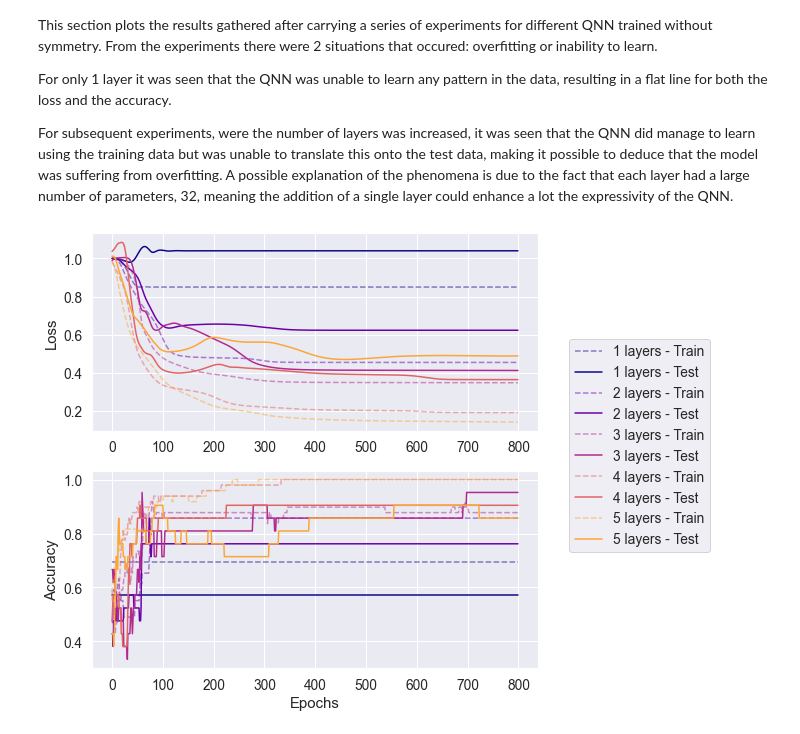
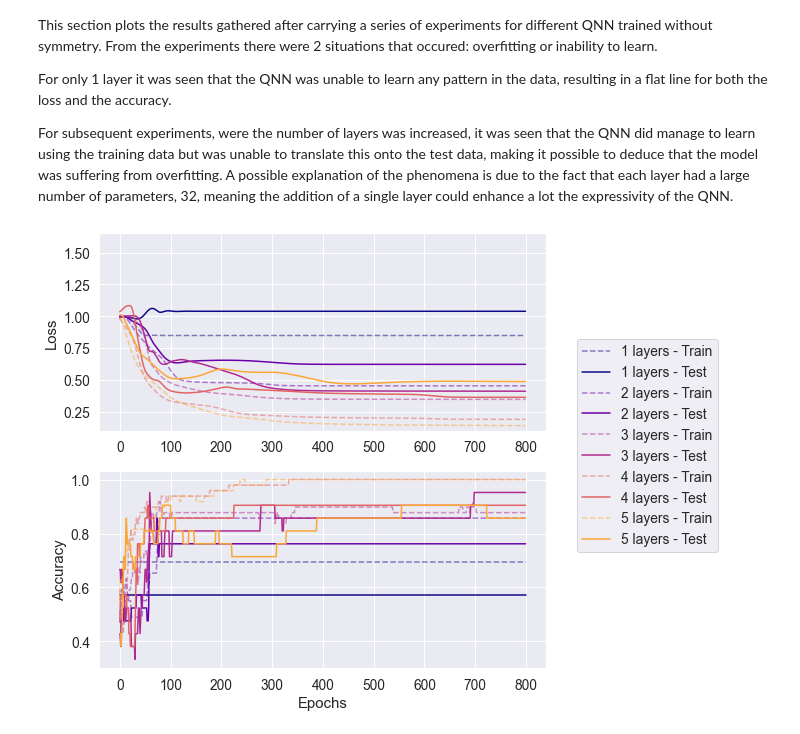
Before and after one commit to fran-scala/qml-schwinger-model, a Jupyter notebook: schwinger/Schwinger_circuit_asym.ipynb, the cells around one changed output. Saved outputs shown, nothing was run; the diff lists cells and outputs as text; code cells hidden in the pictures.

```diff
--- a/schwinger/Schwinger_circuit_asym.ipynb
+++ b/schwinger/Schwinger_circuit_asym.ipynb
@@ -309,6 +309,7 @@ l_min, l_max = 1, 5
 cmap = cm.get_cmap('plasma', l_max-l_min+2)
 
 fig, ax = plt.subplots(2,1,figsize=(8,8))
+ax[0].set_ylim(0.1,1.65)
 for i, layers in enumerate(range(l_min, l_max+1)):
     sublayers = 1
     dir_path = '.'
@@ -318,31 +319,31 @@ for i, layers in enumerate(range(l_min, l_max+1)):
 
 
     ax[0].plot(train_cost_asymm, label=f'{layers} layers - Train',
                c=cmap(i), linestyle='dashed', alpha=0.5)#
     ax[0].plot(test_cost_asymm, label=f'{layers} layers - Test',
                c=cmap(i))
 
 ax[0].set_ylabel('Loss')
 lgd = ax[0].legend(bbox_to_anchor=(1.4, 0.5), )
 
 for i, layers in enumerate(range(l_min, l_max+1)):
     sublayers = 1
     dir_path = '.'
     data_folder_non_symm = dir_path+f'/asymmetric/{layers}l-{sublayers}p'
     test_cost_asymm = np.load(data_folder_non_symm+'/test_accs.npy', )
     train_cost_asymm = np.load(data_folder_non_symm+'/train_accs.npy', )
 
 
     ax[1].plot(train_cost_asymm, label=f'{layers} layers - Train',
                c=cmap(i), linestyle='dashed', alpha=0.5)#
     ax[1].plot(test_cost_asymm, label=f'{layers} layers - Test',
                c=cmap(i))
 
 ax[1].set_xlabel('Epochs')
 ax[1].set_ylabel('Accuracy')
 
 fig.savefig('./asymmetric/loss_acc_asymm.pdf',
             bbox_extra_artists=(lgd,), bbox_inches='tight')
 plt.show()
 # %% [output]
-[figure, old version]
+[figure, new version]
```
Also changed, not shown: 3 other files.
